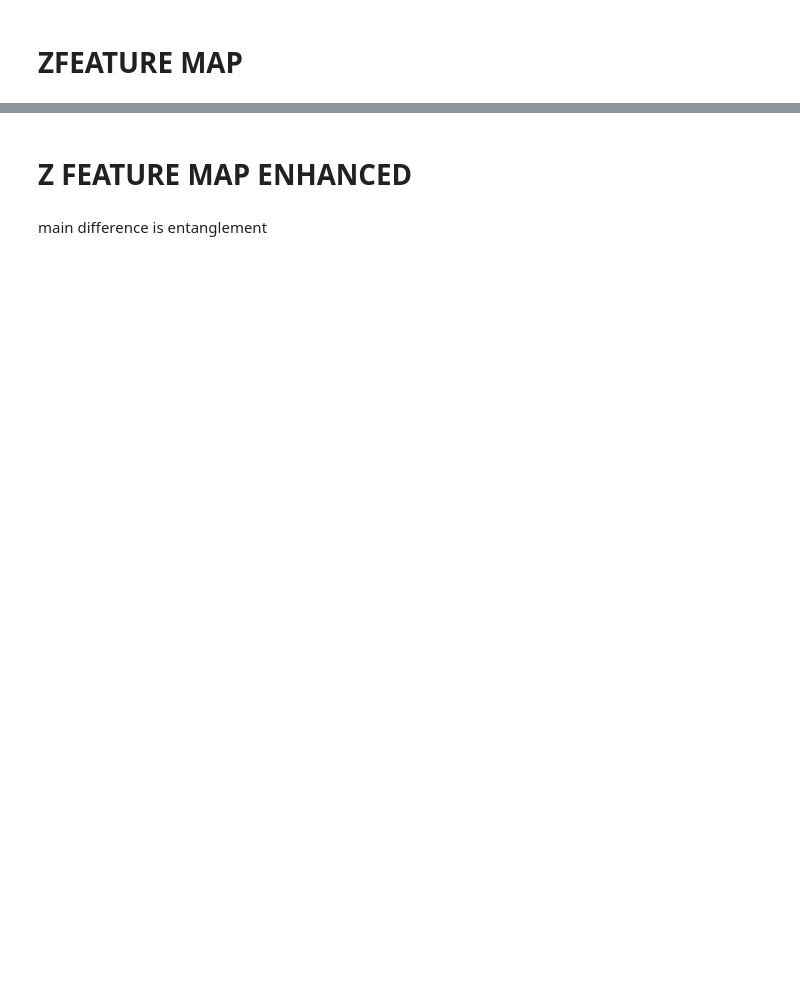
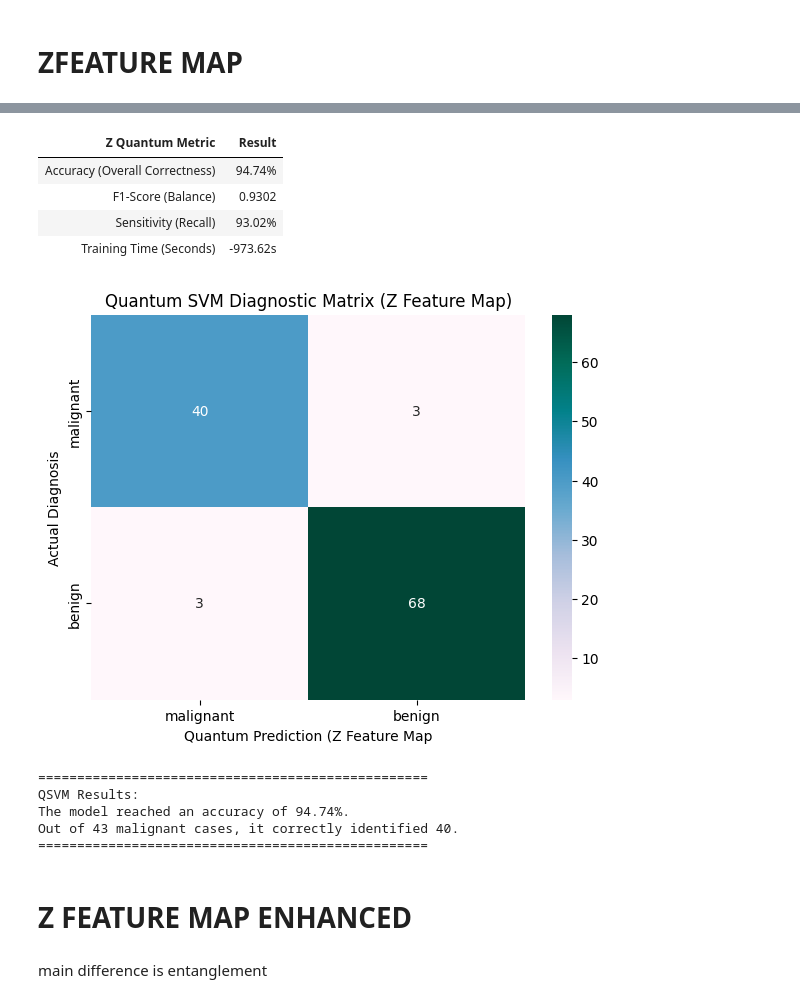
Before and after one commit to ThinkingBeyond/BeyondQuantum-2026, a Jupyter notebook: Sama Alshara and Yeabsera Tariku Taye/BeQu_2026_QSVM_Feature_Maps_vs_SVM.ipynb, the cells around one changed output, grey strips where cells are left out. Saved outputs shown, nothing was run; the diff lists cells and outputs as text; code cells hidden in the pictures; blank space fills up the shorter version.

```diff
--- a/Sama Alshara and Yeabsera Tariku Taye/BeQu_2026_QSVM_Feature_Maps_vs_SVM.ipynb
+++ b/Sama Alshara and Yeabsera Tariku Taye/BeQu_2026_QSVM_Feature_Maps_vs_SVM.ipynb
@@ -334,40 +341,52 @@ time_z = start - end
 y_pred_z = qsvm_z.predict(x_te_q)
 # %%
 accuracy_z = accuracy_score(y_te, y_pred_z)
-f1_z = f1_score(y_te, y_pred_z,pos_lable=0)
-precision_z = precision_score(y_te, y_pred_z,pos_lable=0)
-recall_z = recall_score(y_te, y_pred_z,pos_lable=0)
+f1_z = f1_score(y_te, y_pred_z,pos_label=0)
+precision_z = precision_score(y_te, y_pred_z,pos_label=0)
+recall_z = recall_score(y_te, y_pred_z,pos_label=0)
 results_z = {
     "Z Quantum Metric": [
         "Accuracy (Overall Correctness)",
         "F1-Score (Balance)",
         "Sensitivity (Recall)",
         "Training Time (Seconds)"
     ],
     "Result": [
         f"{accuracy_z*100:.2f}%",
         f"{f1_z:.4f}",
         f"{recall_z*100:.2f}%",
         f"{time_z:.2f}s"
            ]
 }
 results_df = pd.DataFrame(results_z)
 display(results_df.style.hide(axis='index'))
 # 3. Visualizing the Quantum Confusion Matrix
 plt.figure(figsize=(7, 5))
 cm_z= confusion_matrix(y_te, y_pred_z)
 sns.heatmap(cm_z, annot=True, fmt='d', cmap='PuBuGn',
             xticklabels=data.target_names, yticklabels=data.target_names)
 plt.title('Quantum SVM Diagnostic Matrix (Z Feature Map)')
 plt.ylabel('Actual Diagnosis')
 plt.xlabel('Quantum Prediction (Z Feature Map')
 plt.show()
 # 4. Results
 print("\n" + "="*50)
 print("QSVM Results:")
 print(f"The model reached an accuracy of {accuracy_z*100:.2f}%.")
 print(f"Out of {cm_z[0].sum()} malignant cases, it correctly identified {cm_z[0,0]}.")
 print("="*50)
+# %% [output]
+| Z Quantum Metric | Result |
+| Accuracy (Overall Correctness) | 94.74% |
+| F1-Score (Balance) | 0.9302 |
+| Sensitivity (Recall) | 93.02% |
+| Training Time (Seconds) | -973.62s |
+[figure, added]
+==================================================
+QSVM Results:
+The model reached an accuracy of 94.74%.
+Out of 43 malignant cases, it correctly identified 40.
+==================================================
 # %% [markdown]
 # Z FEATURE MAP ENHANCED
 # %% [markdown]
```
Also changed, not shown: parts of 10 cells of this notebook.
